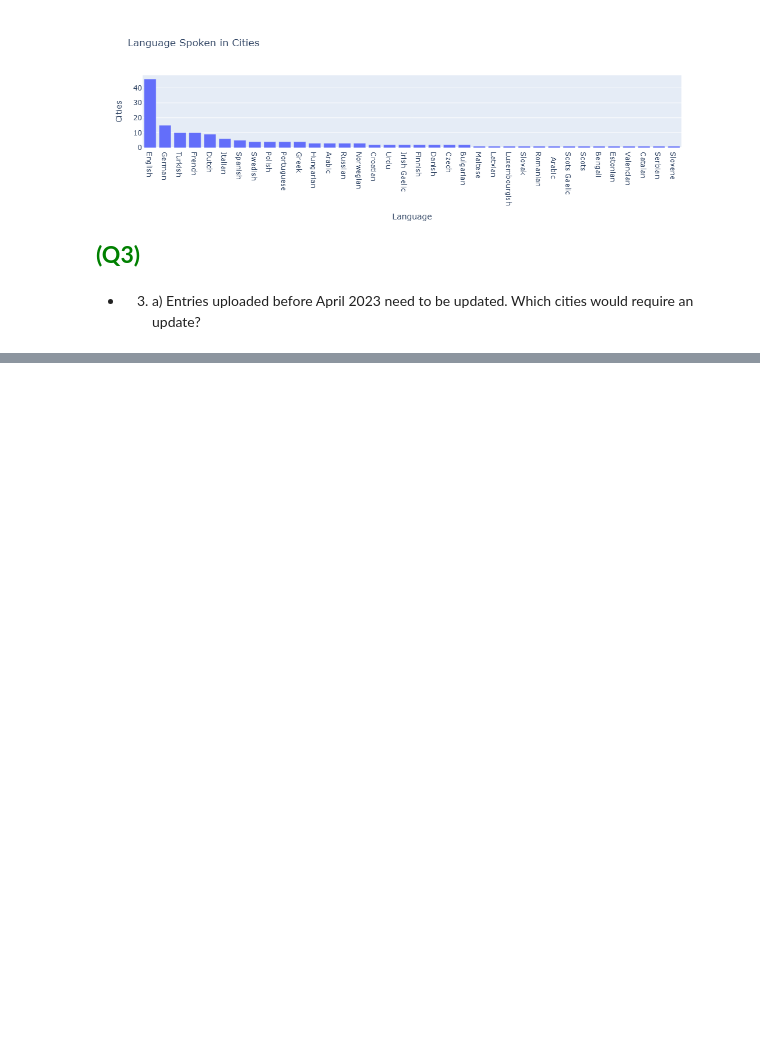
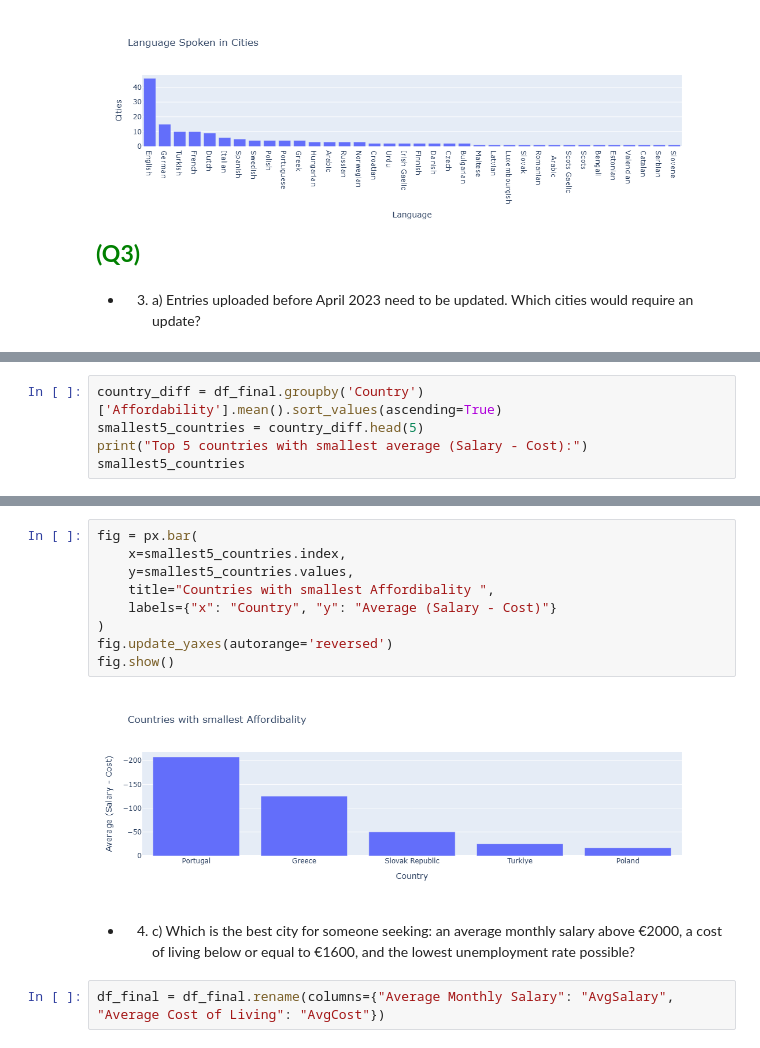
Before and after one commit to saifhoque15-netizen/where-should-I-live, a Jupyter notebook: Group22_PDS_2526.ipynb, the cells around one changed output, grey strips where cells are left out. Saved outputs shown, nothing was run; the diff lists cells and outputs as text; blank space fills up the shorter version.

```diff
--- a/Group22_PDS_2526.ipynb
+++ b/Group22_PDS_2526.ipynb
@@ -660,0 +847,5 @@ Name: count, dtype: int64
+# %%
+country_diff = df_final.groupby('Country')['Affordability'].mean().sort_values(ascending=True)
+smallest5_countries = country_diff.head(5)
+print("Top 5 countries with smallest average (Salary - Cost):")
+smallest5_countries
@@ -660,0 +861,18 @@ Name: count, dtype: int64
+# %%
+fig = px.bar(
+    x=smallest5_countries.index,
+    y=smallest5_countries.values,
+    title="Countries with smallest Affordibality ",
+    labels={"x": "Country", "y": "Average (Salary - Cost)"}
+)
+fig.update_yaxes(autorange='reversed')
+fig.show()
+# %% [output]
+[figure, added]
+# %% [markdown]
+-  4. c) Which is the best city for someone seeking:
+ an average monthly salary above €2000,
+ a cost of living below or equal to €1600, and
+ the lowest unemployment rate possible?
+# %%
+df_final = df_final.rename(columns={"Average Monthly Salary": "AvgSalary", "Average Cost of Living": "AvgCost"})
```
Also changed, not shown: parts of 19 cells of this notebook.
